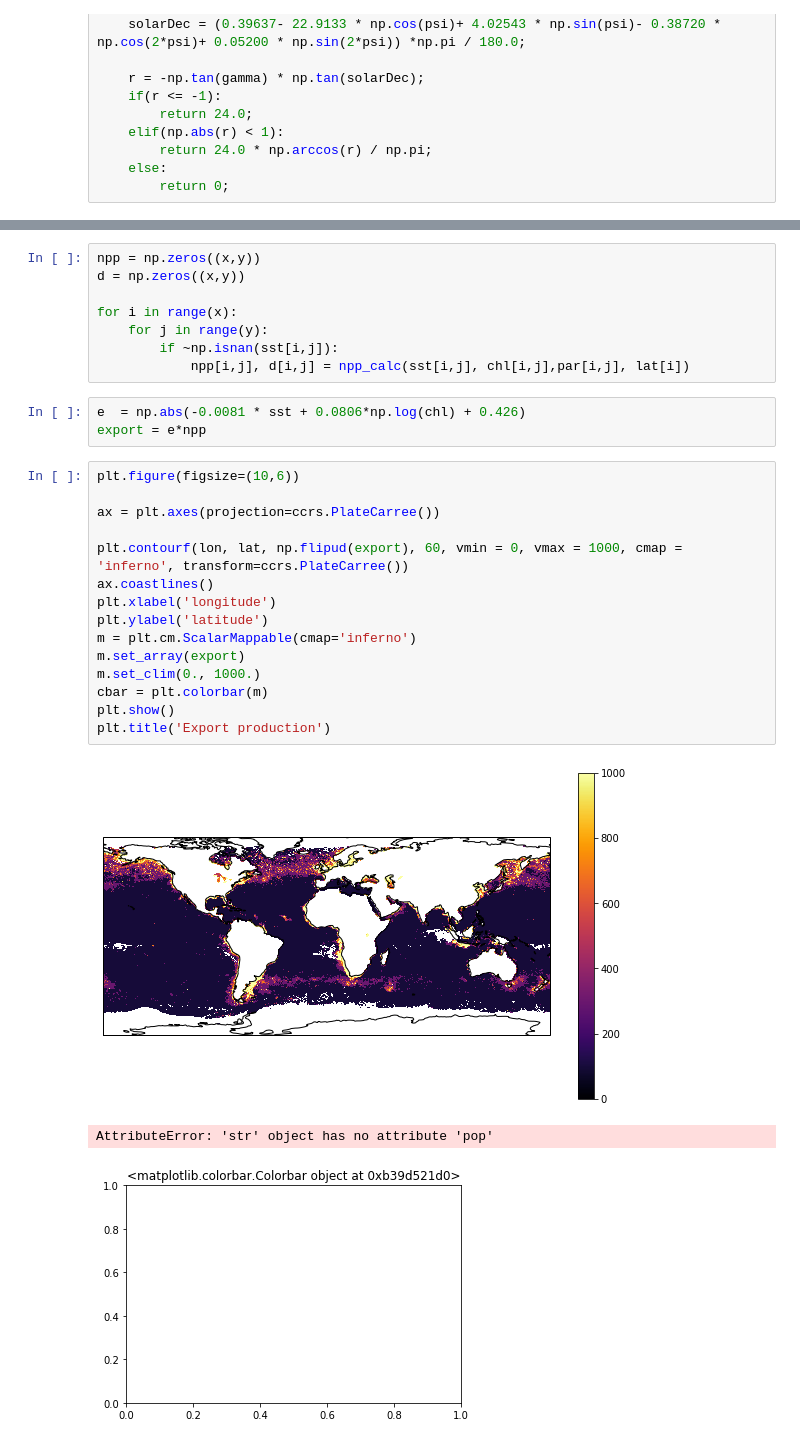
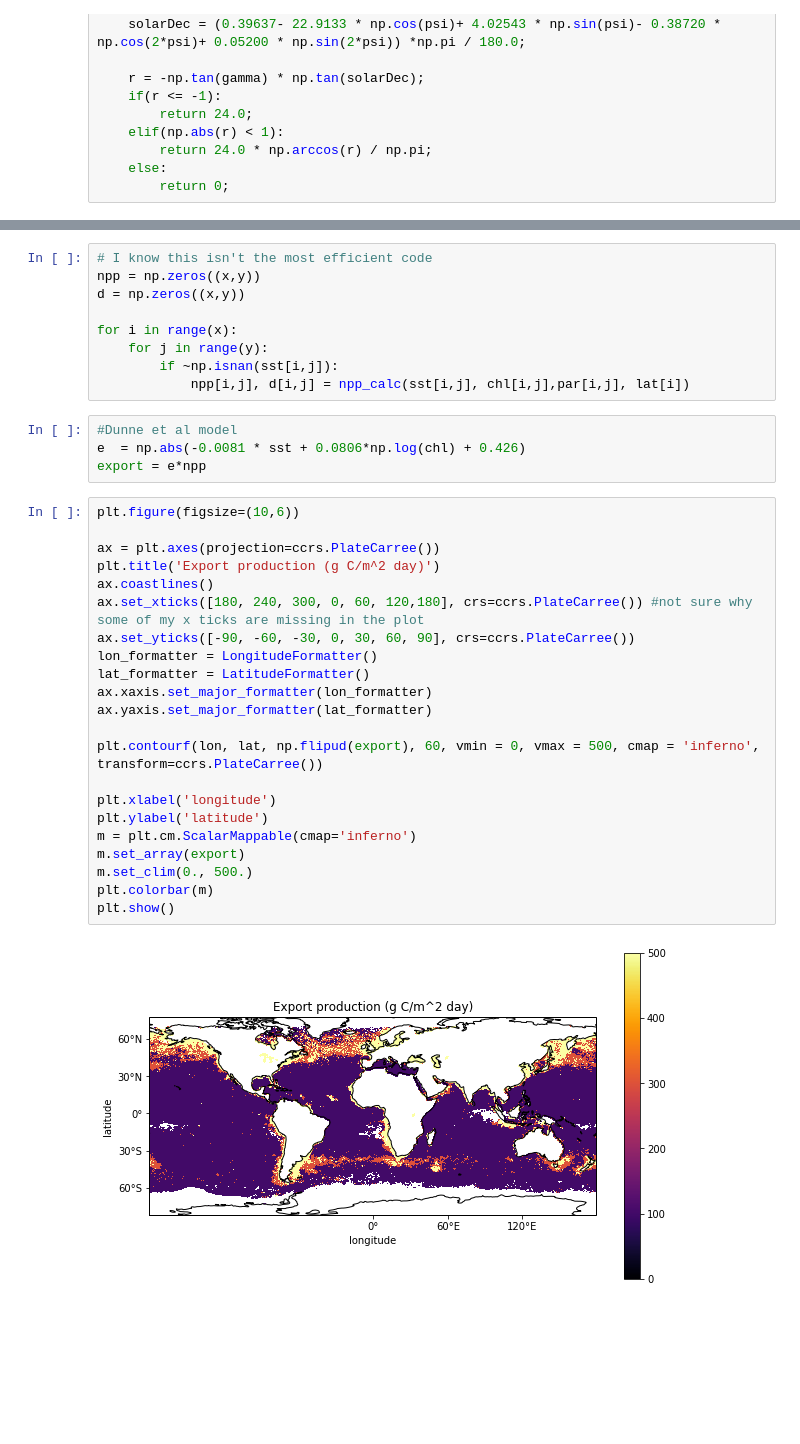
Before and after one commit to drdunmire1417/BGC_HW, a Jupyter notebook: HW 5.ipynb, the cells around one changed output, grey strips where cells are left out. Cells and saved outputs as stored; diff of their text form; blank space fills up the shorter version.

```diff
--- a/HW 5.ipynb
+++ b/HW 5.ipynb
@@ -172,6 +175,7 @@ def npp_calc(sst, chl, par,lat):
     npp = pb_opt * chl  * fpar * z_eu * day_length
     return npp, day_length
 # %%
+# I know this isn't the most efficient code
 npp = np.zeros((x,y))
 d = np.zeros((x,y))
 
@@ -180,24 +184,30 @@ for i in range(x):
         if ~np.isnan(sst[i,j]):
             npp[i,j], d[i,j] = npp_calc(sst[i,j], chl[i,j],par[i,j], lat[i])
 # %%
+#Dunne et al model
 e  = np.abs(-0.0081 * sst + 0.0806*np.log(chl) + 0.426)
 export = e*npp
 # %%
 plt.figure(figsize=(10,6))
 
 ax = plt.axes(projection=ccrs.PlateCarree())
+plt.title('Export production (g C/m^2 day)')
+ax.coastlines()
+ax.set_xticks([180, 240, 300, 0, 60, 120,180], crs=ccrs.PlateCarree()) #not sure why some of my x ticks are missing in the plot
+ax.set_yticks([-90, -60, -30, 0, 30, 60, 90], crs=ccrs.PlateCarree())
+lon_formatter = LongitudeFormatter()
+lat_formatter = LatitudeFormatter()
+ax.xaxis.set_major_formatter(lon_formatter)
+ax.yaxis.set_major_formatter(lat_formatter)
 
-plt.contourf(lon, lat, np.flipud(export), 60, vmin = 0, vmax = 1000, cmap = 'inferno', transform=ccrs.PlateCarree())
-ax.coastlines()
+plt.contourf(lon, lat, np.flipud(export), 60, vmin = 0, vmax = 500, cmap = 'inferno', transform=ccrs.PlateCarree())
+
 plt.xlabel('longitude')
 plt.ylabel('latitude')
 m = plt.cm.ScalarMappable(cmap='inferno')
 m.set_array(export)
-m.set_clim(0., 1000.)
-cbar = plt.colorbar(m)
+m.set_clim(0., 500.)
+plt.colorbar(m)
 plt.show()
-plt.title('Export production')
 # %% [output]
-[figure, old version]
+[figure, new version]
-AttributeError: 'str' object has no attribute 'pop'
-[figure, removed]
```
Also changed, not shown: parts of 7 cells of this notebook.
